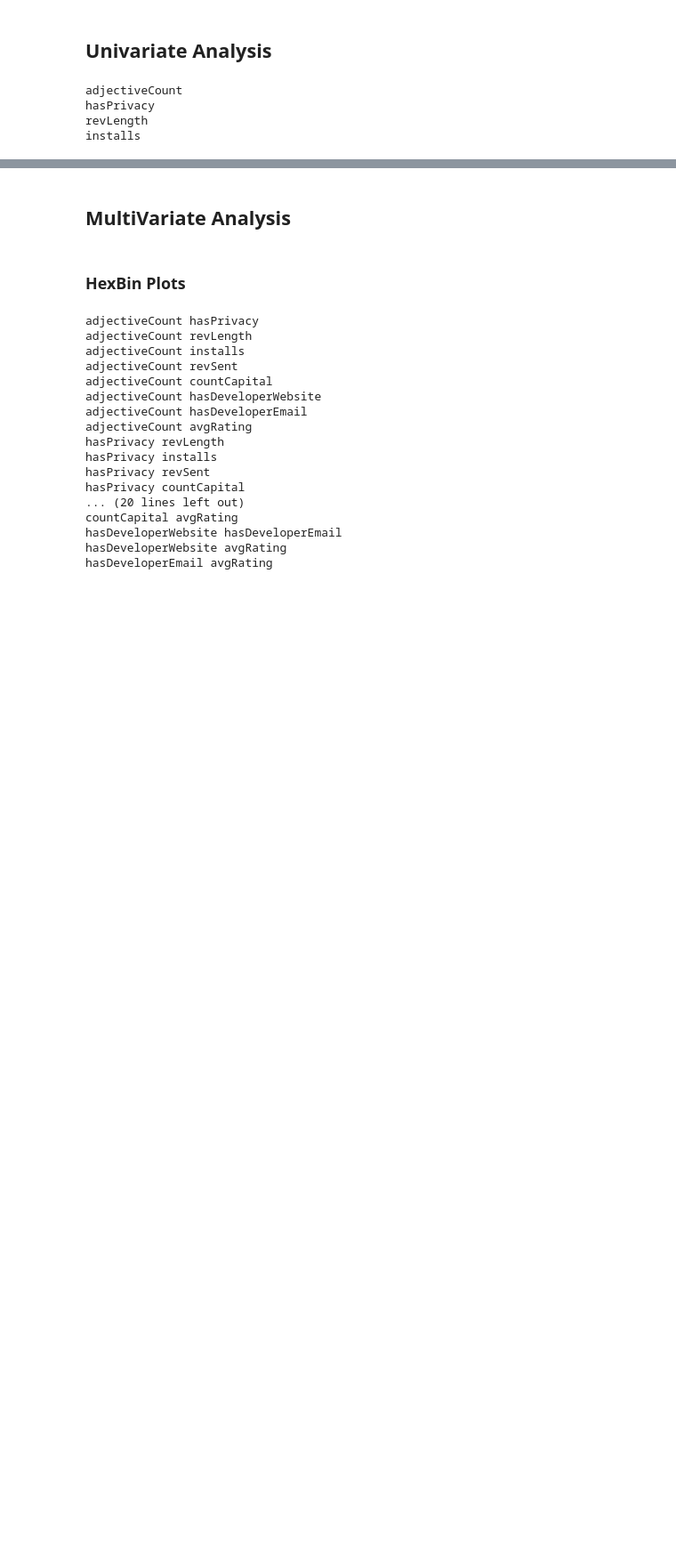
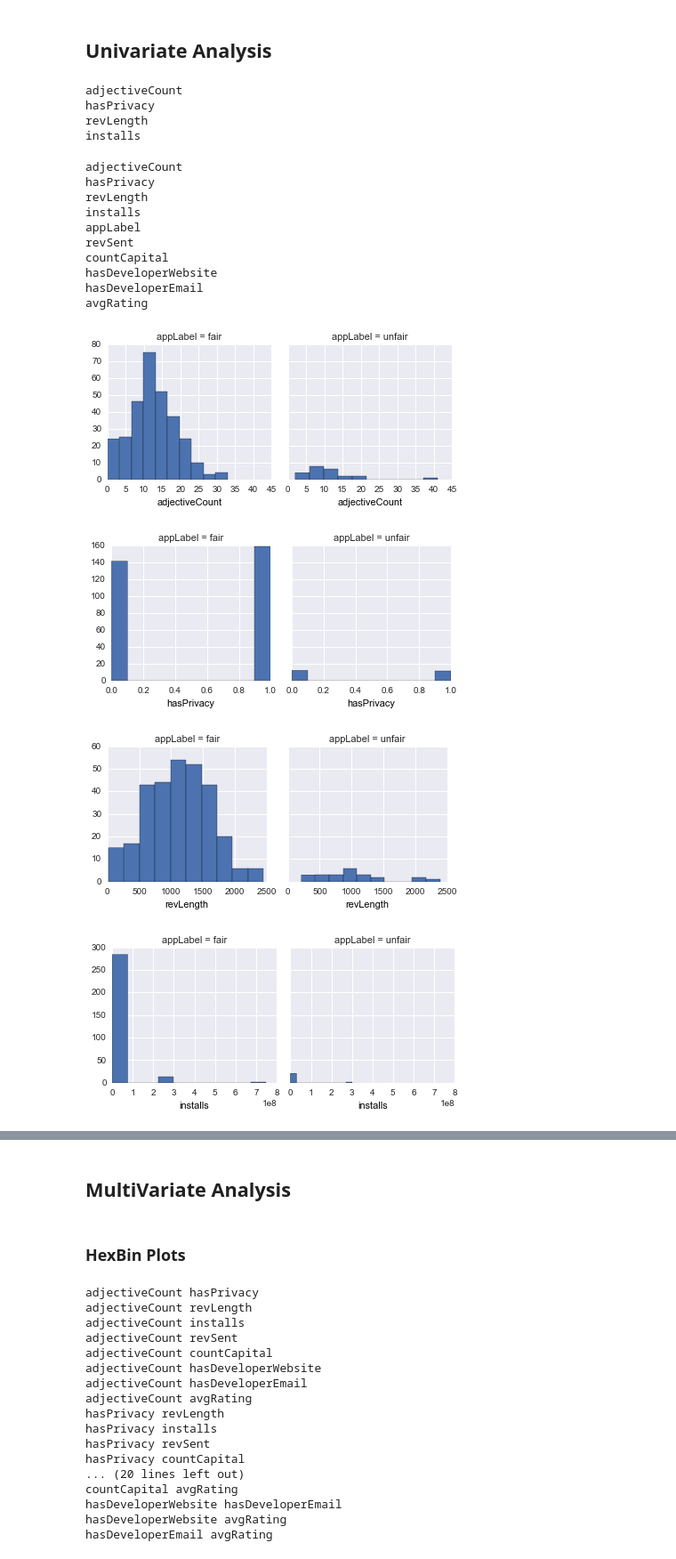
Before and after one commit to seekshreyas/obidroid, a Jupyter notebook: ObidroidUnivariateExploration.ipynb, the cells around one changed output, grey strips where cells are left out. Shown at 89% size. Saved outputs shown, nothing was run; the diff lists cells and outputs as text; code cells hidden in the pictures; blank space fills up the shorter version.

```diff
--- a/ObidroidUnivariateExploration.ipynb
+++ b/ObidroidUnivariateExploration.ipynb
@@ -146,7 +142,7 @@ for col in featDf.columns:
         max_data = data_all.max()
 
         if col == 'installs':
-            bins = np.linspace(0, max_data, max_data + 100)
+            bins = np.linspace(0, max_data, max_data + 1000)
         else:
             bins = np.linspace(0, max_data, max_data + 1)
 
@@ -160,9 +156,25 @@ revLength
 installs
 # %%
 for col in featDf.columns:
-    if col != 'appLabel':
-        print col
-        data_all = featDf[col].values
+    print col
+#     data_all = featDf[col]
 #         data_unfair = unfairfeatDf[col].values
-        g = sns.FacetGrid(data_all, col='appLabel')
+
+    if (col != 'appLabel'):
+        g = sns.FacetGrid(featDf, col='appLabel')
         g.map(plt.hist, col)
+# %% [output]
+adjectiveCount
+hasPrivacy
+revLength
+installs
+appLabel
+revSent
+countCapital
+hasDeveloperWebsite
+hasDeveloperEmail
+avgRating
+[figure, added]
+[figure, added]
+[figure, added]
+[figure, added]
```
Also changed, not shown: parts of 3 cells of this notebook, 9 other files.
